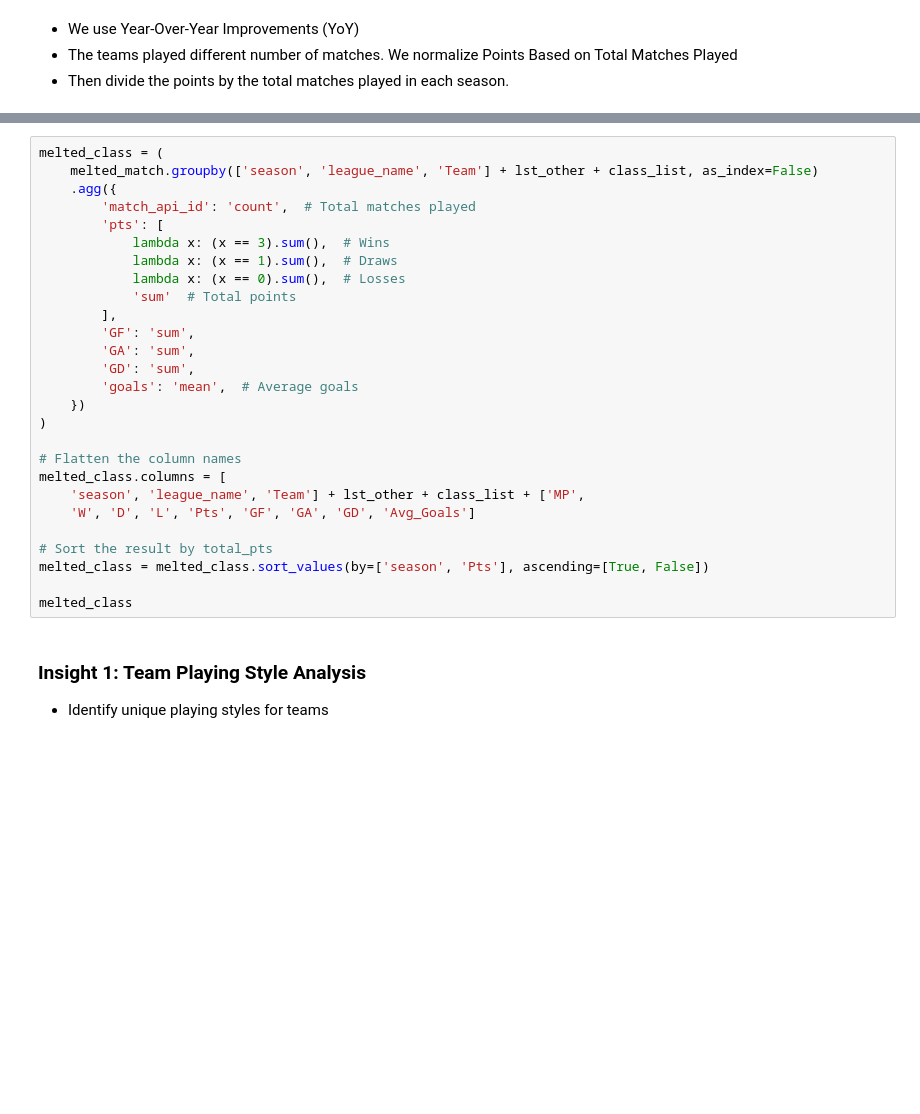
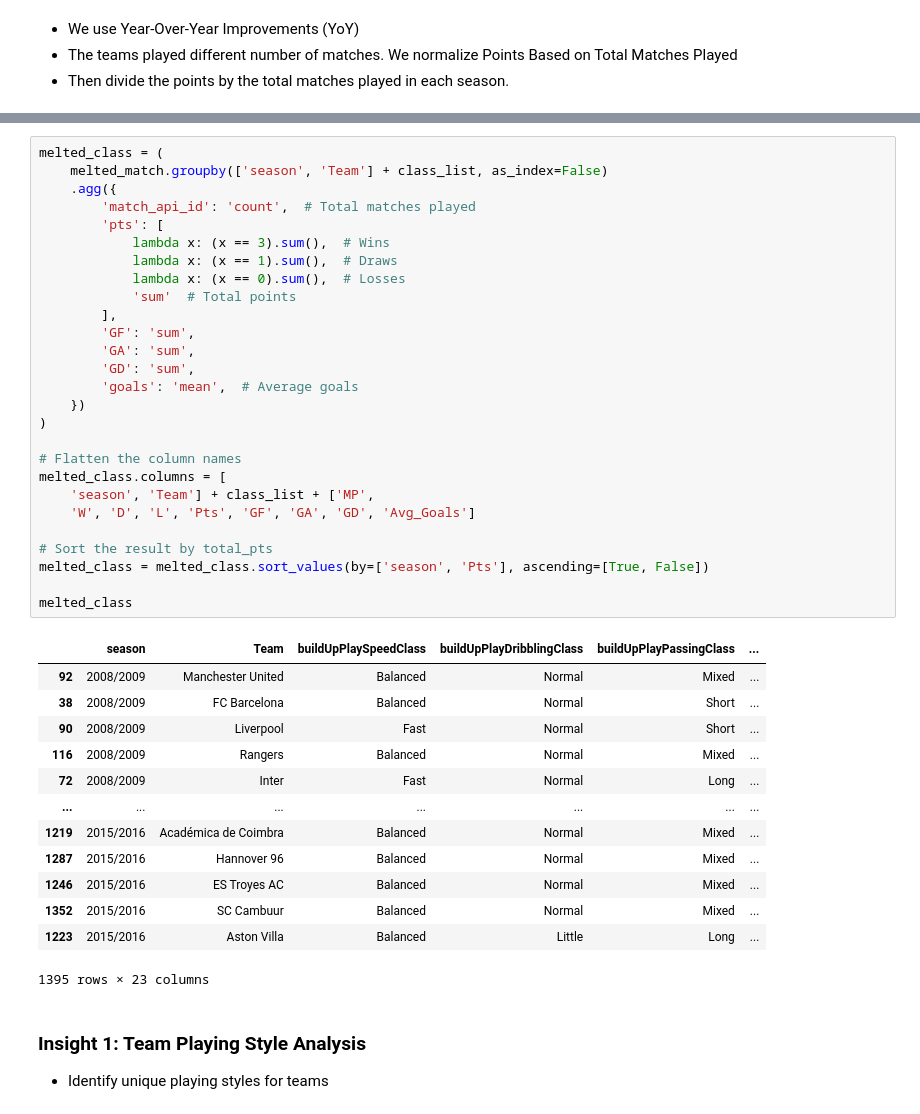
Before and after one commit to Daviedavie100/Investigating_dataset_project, a Jupyter notebook: Investigate_a_Dataset.ipynb, the cells around one changed output, grey strips where cells are left out. Cells and saved outputs as stored; diff of their text form; blank space fills up the shorter version.

```diff
--- a/Investigate_a_Dataset.ipynb
+++ b/Investigate_a_Dataset.ipynb
@@ -791,30 +1827,44 @@ lst
 # %%
 melted_class = (
-    melted_match.groupby(['season', 'league_name', 'Team'] + lst_other + class_list, as_index=False)
+    melted_match.groupby(['season', 'Team'] + class_list, as_index=False)
     .agg({
         'match_api_id': 'count',  # Total matches played
         'pts': [
             lambda x: (x == 3).sum(),  # Wins
             lambda x: (x == 1).sum(),  # Draws
             lambda x: (x == 0).sum(),  # Losses
             'sum'  # Total points
         ],
         'GF': 'sum',
         'GA': 'sum',
         'GD': 'sum',
         'goals': 'mean',  # Average goals
     })
 )
 
 # Flatten the column names
 melted_class.columns = [
-    'season', 'league_name', 'Team'] + lst_other + class_list + ['MP',
+    'season', 'Team'] + class_list + ['MP',
     'W', 'D', 'L', 'Pts', 'GF', 'GA', 'GD', 'Avg_Goals']
 
 # Sort the result by total_pts
 melted_class = melted_class.sort_values(by=['season', 'Pts'], ascending=[True, False])
 
 melted_class
+# %% [output]
+|  | season | Team | buildUpPlaySpeedClass | buildUpPlayDribblingClass | buildUpPlayPassingClass | ... |
+| 92 | 2008/2009 | Manchester United | Balanced | Normal | Mixed | ... |
+| 38 | 2008/2009 | FC Barcelona | Balanced | Normal | Short | ... |
+| 90 | 2008/2009 | Liverpool | Fast | Normal | Short | ... |
+| 116 | 2008/2009 | Rangers | Balanced | Normal | Mixed | ... |
+| 72 | 2008/2009 | Inter | Fast | Normal | Long | ... |
+| ... | ... | ... | ... | ... | ... | ... |
+| 1219 | 2015/2016 | Académica de Coimbra | Balanced | Normal | Mixed | ... |
+| 1287 | 2015/2016 | Hannover 96 | Balanced | Normal | Mixed | ... |
+| 1246 | 2015/2016 | ES Troyes AC | Balanced | Normal | Mixed | ... |
+| 1352 | 2015/2016 | SC Cambuur | Balanced | Normal | Mixed | ... |
+| 1223 | 2015/2016 | Aston Villa | Balanced | Little | Long | ... |
+1395 rows × 23 columns
 # %% [markdown]
 ### Insight 1: Team Playing Style Analysis
 - Identify unique playing styles for teams
```
Also changed, not shown: parts of 103 cells of this notebook.
